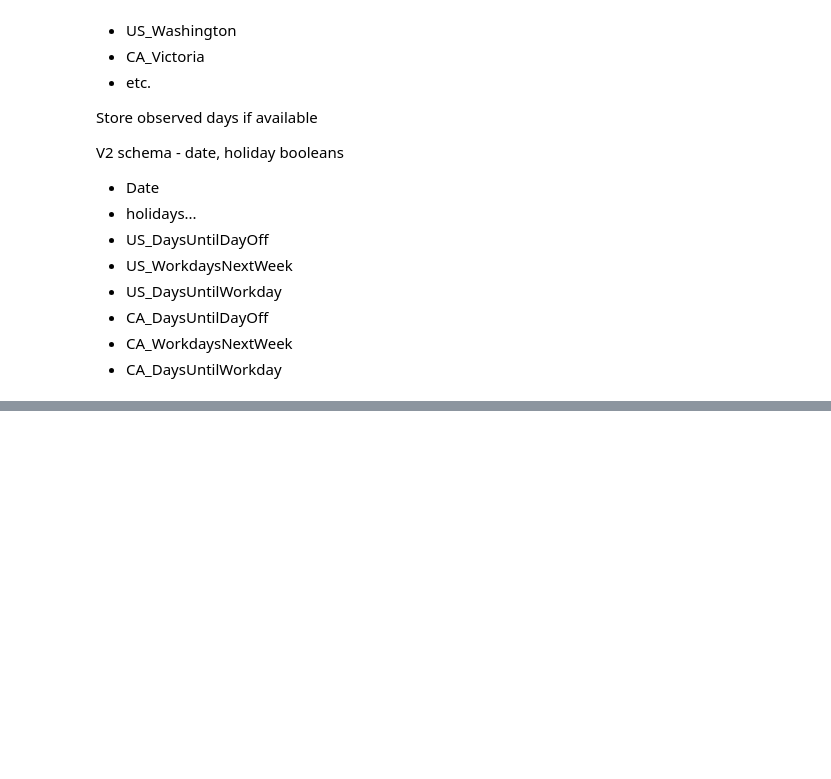
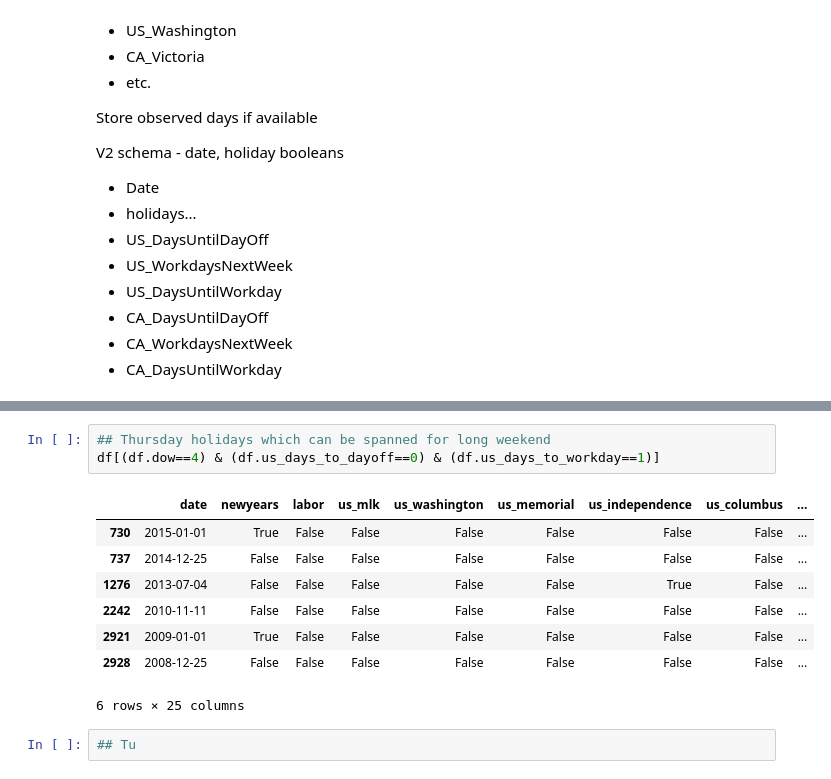
Before and after one commit to jngseattle/BorderCrossing, a Jupyter notebook: code/Sandbox-calendar.ipynb, the cells around one changed output, grey strips where cells are left out. Cells and saved outputs as stored; diff of their text form; blank space fills up the shorter version.

```diff
--- a/code/Sandbox-calendar.ipynb
+++ b/code/Sandbox-calendar.ipynb
@@ -74,0 +125,14 @@ V2 schema - date, holiday booleans
+# %%
+## Thursday holidays which can be spanned for long weekend
+df[(df.dow==4) & (df.us_days_to_dayoff==0) & (df.us_days_to_workday==1)]
+# %% [output]
+|  | date | newyears | labor | us_mlk | us_washington | us_memorial | us_independence | us_columbus | ... |
+| 730 | 2015-01-01 | True | False | False | False | False | False | False | ... |
+| 737 | 2014-12-25 | False | False | False | False | False | False | False | ... |
+| 1276 | 2013-07-04 | False | False | False | False | False | True | False | ... |
+| 2242 | 2010-11-11 | False | False | False | False | False | False | False | ... |
+| 2921 | 2009-01-01 | True | False | False | False | False | False | False | ... |
+| 2928 | 2008-12-25 | False | False | False | False | False | False | False | ... |
+6 rows × 25 columns
+# %%
+## Tu
```
Also changed, not shown: parts of 15 cells of this notebook, 6 other files.
